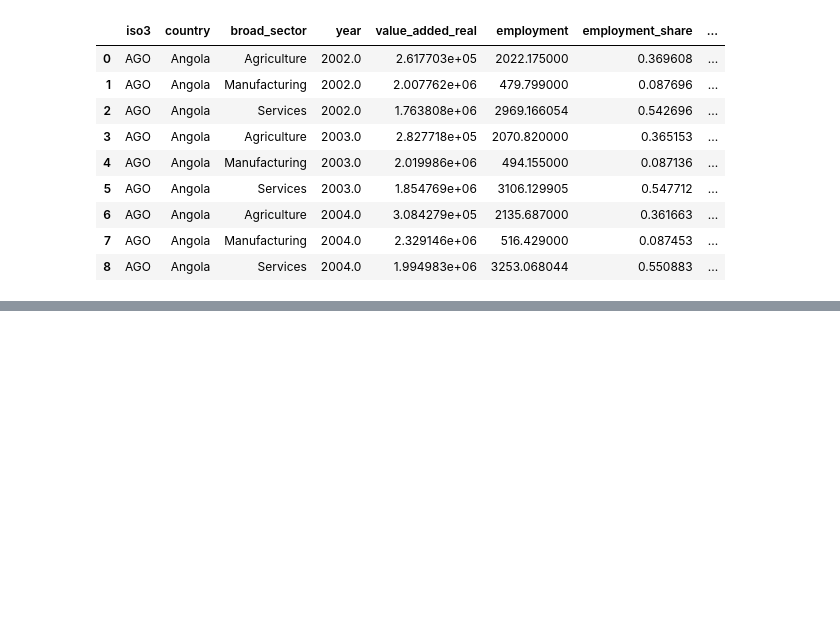
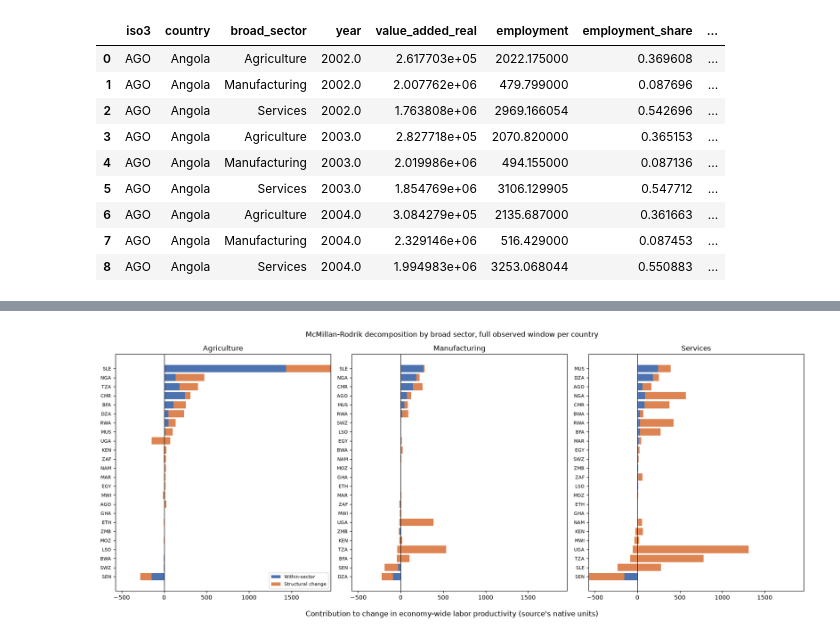
Before and after one commit to Wedaga/Trade-agreements-and-productivity, a Jupyter notebook: notebooks/03_clean_ggdc_productivity.ipynb, the cells around one changed output, grey strips where cells are left out. Saved outputs shown, nothing was run; the diff lists cells and outputs as text; code cells hidden in the pictures; blank space fills up the shorter version.

```diff
--- a/notebooks/03_clean_ggdc_productivity.ipynb
+++ b/notebooks/03_clean_ggdc_productivity.ipynb
@@ -330,0 +598,18 @@ Saved 3,327 rows -> ..\data\processed\ggdc_africa_broad_sectors.csv
+# %%
+sector_fp_records = []
+for iso3 in result["iso3"].unique():
+    years = complete_years(result, iso3)
+    if len(years) < 2:
+        continue
+    detail = mr_decompose_detail(result, iso3, years[0], years[-1])
+    if detail is not None:
+        detail["iso3"], detail["year0"], detail["year1"] = iso3, int(years[0]), int(years[-1])
+        sector_fp_records.append(detail)
+
+full_period_by_sector = pd.concat(sector_fp_records, ignore_index=True)[
+    ["iso3", "year0", "year1", "broad_sector", "employment_share_0", "employment_share_1",
+     "productivity_0", "productivity_1", "within", "structural_change"]
+]
+print(f"{len(full_period_by_sector):,} rows "
+      f"({full_period_by_sector['iso3'].nunique()} countries x 3 sectors)")
+full_period_by_sector.sort_values(["year0", "iso3"]).head(9)
@@ -330,0 +628,20 @@ Saved 3,327 rows -> ..\data\processed\ggdc_africa_broad_sectors.csv
+# %%
+fig, axes = plt.subplots(1, 3, figsize=(17, 7), sharex=True)
+for ax, sector in zip(axes, BROAD_SECTORS):
+    sub = full_period_by_sector[full_period_by_sector["broad_sector"] == sector]
+    sub = sub.sort_values("within").reset_index(drop=True)
+    y_pos = np.arange(len(sub))
+    ax.barh(y_pos, sub["within"], label="Within-sector", color="#4C72B0")
+    ax.barh(y_pos, sub["structural_change"], left=sub["within"],
+            label="Structural change", color="#DD8452")
+    ax.axvline(0, color="black", linewidth=0.8)
+    ax.set_yticks(y_pos)
+    ax.set_yticklabels(sub["iso3"], fontsize=8)
+    ax.set_title(sector)
+axes[0].legend(loc="lower right", fontsize=8)
+fig.suptitle("McMillan-Rodrik decomposition by broad sector, full observed window per country")
+fig.supxlabel("Contribution to change in economy-wide labor productivity (source's native units)")
+fig.tight_layout()
+plt.show()
+# %% [output]
+[figure, added]
```
Also changed, not shown: parts of 20 cells of this notebook, 6 other files.
